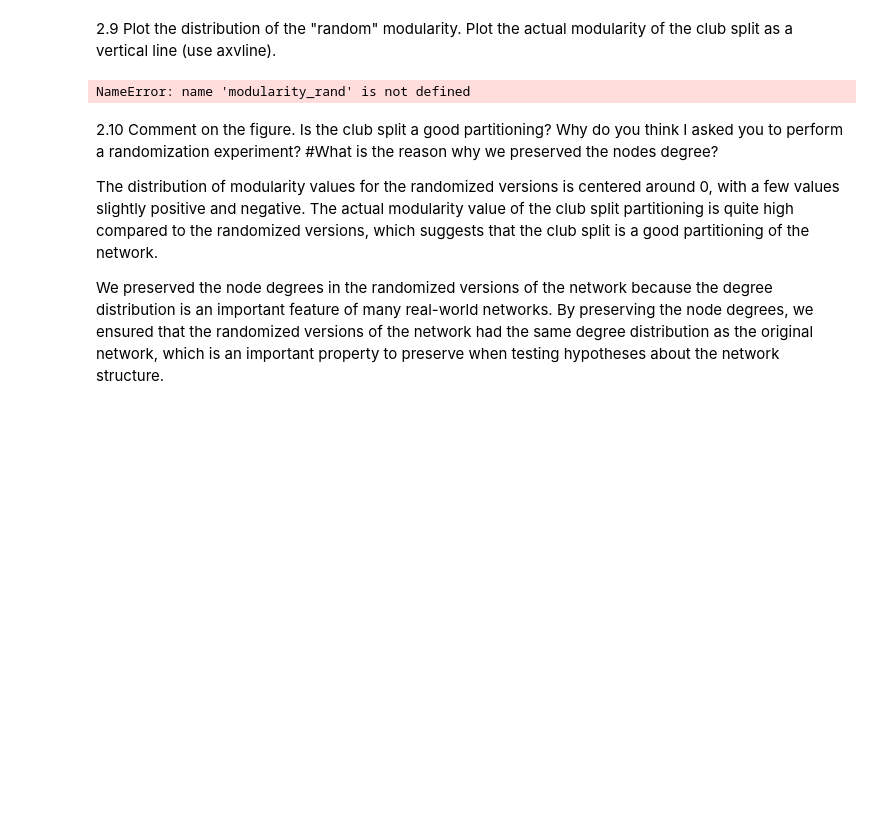
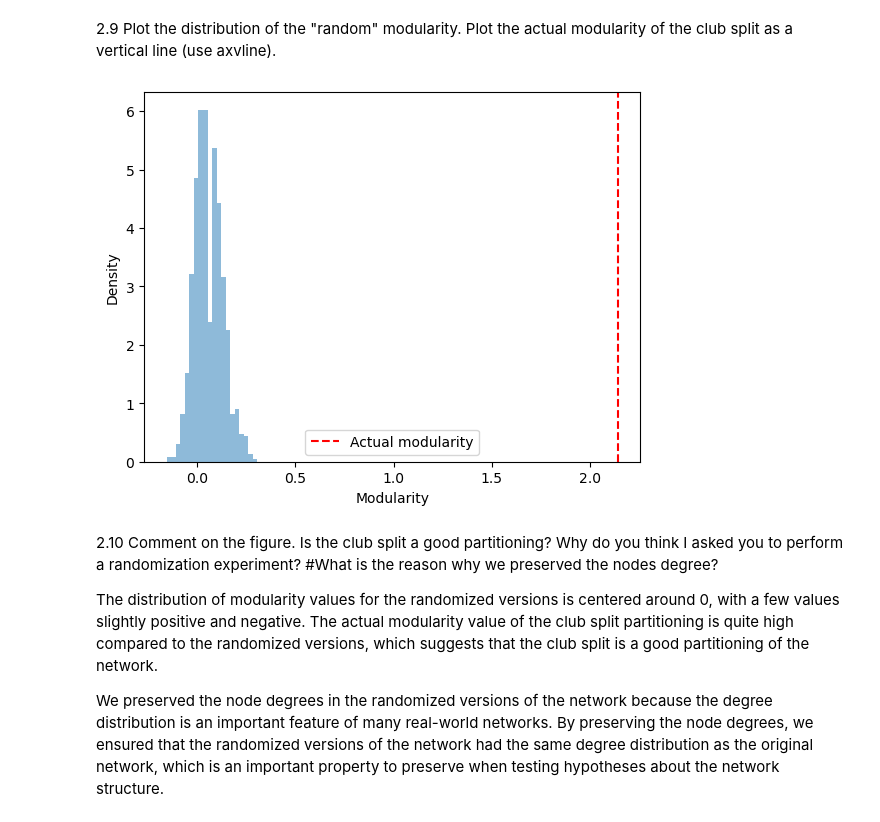
Before and after one commit to c-wejendorp/ComSocSciAssignment2Group1, a Jupyter notebook: Assignment2.ipynb, the cells around one changed output. Saved outputs shown, nothing was run; the diff lists cells and outputs as text; code cells hidden in the pictures; blank space fills up the shorter version.

```diff
--- a/Assignment2.ipynb
+++ b/Assignment2.ipynb
@@ -260,3 +235,22 @@ def double_edge_swap(G, N):
+# %%
+def double_edge_swap(G, N):
+    G_random = copy.deepcopy(G)
+    n = len(G_random.nodes())
+    m = len(G_random.edges())
+    edges = list(G_random.edges())
+    nodes = list(G_random.nodes())
+    n_swap = 0
+    while n_swap < N:
+        a, b, c, d = random.sample(nodes, 4)
+        if len(set([a, b, c, d])) == 4:
+            if G_random.has_edge(a, b) and G_random.has_edge(c, d):
+                if not (G_random.has_edge(a, d) or G_random.has_edge(c, b)):
+                    G_random.remove_edge(a, b)
+                    G_random.remove_edge(c, d)
+                    G_random.add_edge(a, d)
+                    G_random.add_edge(c, b)
+                    n_swap += 1
+    return G_random
 # %% [markdown]
 2.6 Double check that your algorithm works well, by showing that the degree of nodes in the original network and the new 'randomized' version of the network are the same.
 # %%
@@ -295,13 +289,13 @@ NameError: name 'modularity_rand' is not defined
 # %%
 #plot the distribution of the modularity for the randomized versions
 plt.hist(modularity_rand, bins=20, alpha=0.5, density=True)
-plt.axvline(modularity_actual, color='r', linestyle='--', label='Actual modularity')
+plt.axvline(Q, color='r', linestyle='--', label='Actual modularity')
 plt.xlabel('Modularity')
 plt.ylabel('Density')
 plt.legend()
 plt.show()
 # %% [output]
-NameError: name 'modularity_rand' is not defined
+[figure, added]
 # %% [markdown]
 2.10 Comment on the figure. Is the club split a good partitioning? Why do you think I asked you to perform a randomization experiment?
 #What is the reason why we preserved the nodes degree?
```
Also changed, not shown: parts of 23 cells of this notebook, 1 other file.
